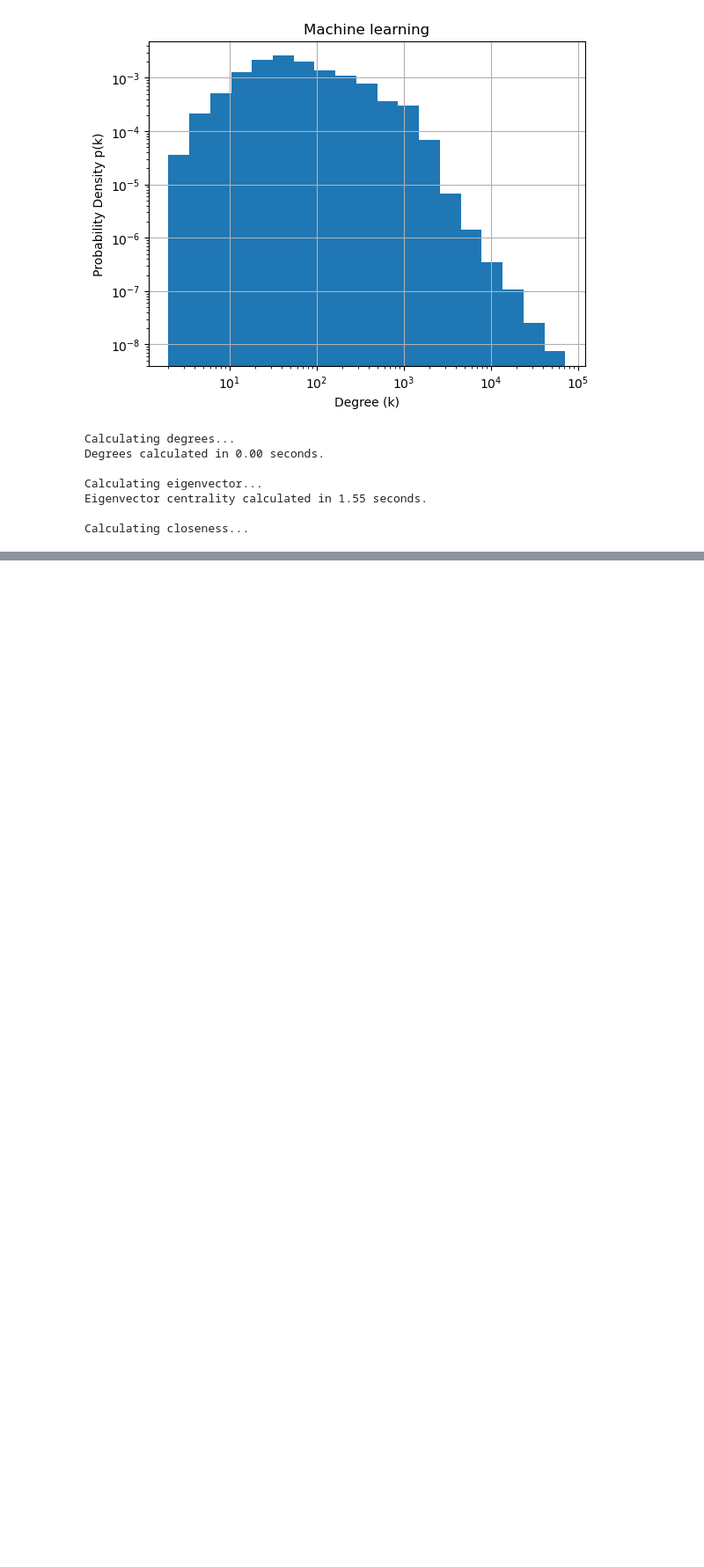
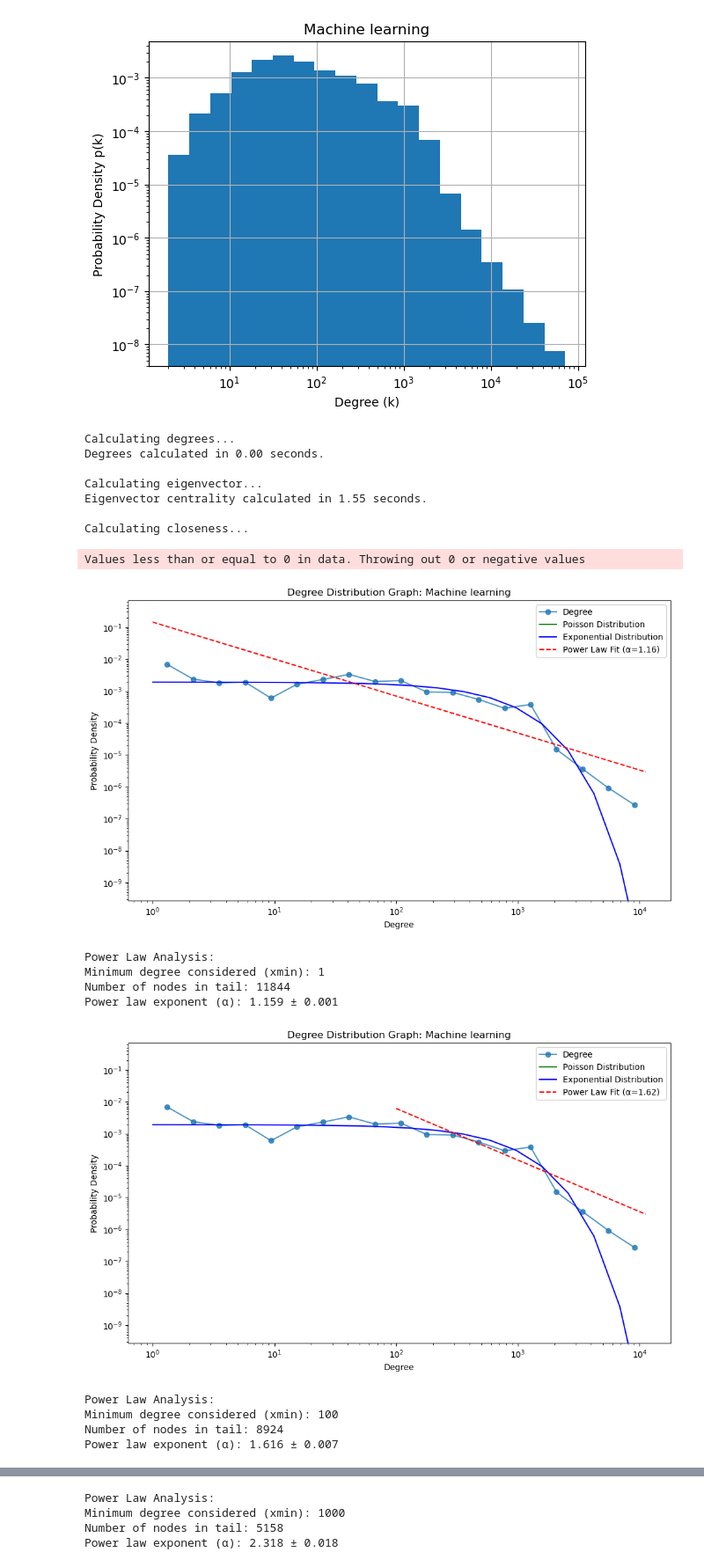
Before and after one commit to dariokueffer/Project-Network-Science-HS24, a Jupyter notebook: 03_analysis_Machine_learning.ipynb, the cells around one changed output, grey strips where cells are left out. Shown at 88% size. Saved outputs shown, nothing was run; the diff lists cells and outputs as text; code cells hidden in the pictures; blank space fills up the shorter version.

```diff
--- a/03_analysis_Machine_learning.ipynb
+++ b/03_analysis_Machine_learning.ipynb
@@ -67,3 +67,27 @@ Calculating eigenvector...
 Eigenvector centrality calculated in 1.55 seconds.
 
 Calculating closeness...
+# %%
+scale_free_analyzer = ScaleFreeAnalyzer(G)
+scale_free_analyzer.plot_degree_distribution(main_category)
+
+scale_free_analyzer.set_filter(10**2)
+scale_free_analyzer.plot_degree_distribution(main_category)
+
+file_path = f'outputs/graphs/{main_category.replace(" ", "_")}-weighted.gt'
+G = load_graph(file_path)
+scale_free_analyzer = ScaleFreeAnalyzer(G, is_weighted=True)
+scale_free_analyzer.set_filter(10**3)
+scale_free_analyzer.plot_degree_distribution(f'Weighted {main_category}')
+# %% [output]
+Values less than or equal to 0 in data. Throwing out 0 or negative values
+[figure, added]
+Power Law Analysis:
+Minimum degree considered (xmin): 1
+Number of nodes in tail: 11844
+Power law exponent (α): 1.159 ± 0.001
+[figure, added]
+Power Law Analysis:
+Minimum degree considered (xmin): 100
+Number of nodes in tail: 8924
+Power law exponent (α): 1.616 ± 0.007
@@ -69,0 +95,4 @@ Calculating closeness...
+Power Law Analysis:
+Minimum degree considered (xmin): 1000
+Number of nodes in tail: 5158
+Power law exponent (α): 2.318 ± 0.018
```
Also changed, not shown: parts of 2 cells of this notebook, 4 other files.
